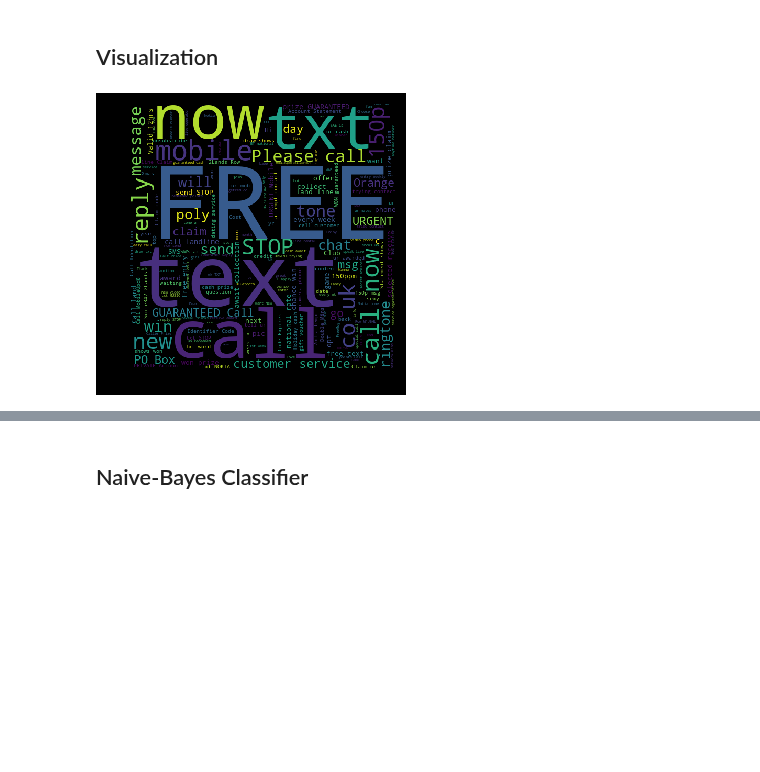
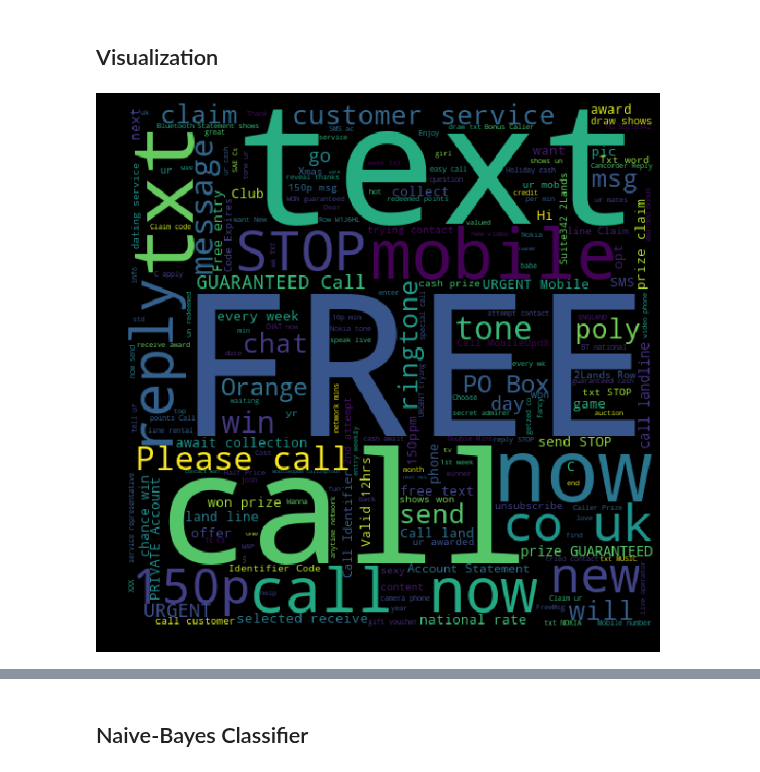
Before and after one commit to insujeon/Hello-Generative-Model, a Jupyter notebook: Day02/1_Naive_Bayes_Classifier.ipynb, the cells around one changed output, grey strips where cells are left out. Saved outputs shown, nothing was run; the diff lists cells and outputs as text; code cells hidden in the pictures; blank space fills up the shorter version.

```diff
--- a/Day02/1_Naive_Bayes_Classifier.ipynb
+++ b/Day02/1_Naive_Bayes_Classifier.ipynb
@@ -108,13 +108,13 @@ Name: label, dtype: int64
 # %%
 spam_words = ' '.join(list(mails[mails['label'] == 1]['message']))
 spam_wc = WordCloud(width = 512,height = 512).generate(spam_words)
-plt.figure(figsize = (5, 4), facecolor = 'k')
+plt.figure(figsize = (10, 8), facecolor = 'k')
 plt.imshow(spam_wc)
 plt.axis('off')
 plt.tight_layout(pad = 0)
 plt.show()
 # %% [output]
-[figure, old version]
+[figure, new version]
 # %%
 ham_words = ' '.join(list(mails[mails['label'] == 0]['message']))
 ham_wc = WordCloud(width = 512,height = 512).generate(ham_words)
```
Also changed, not shown: parts of 7 cells of this notebook, 1 other file.
